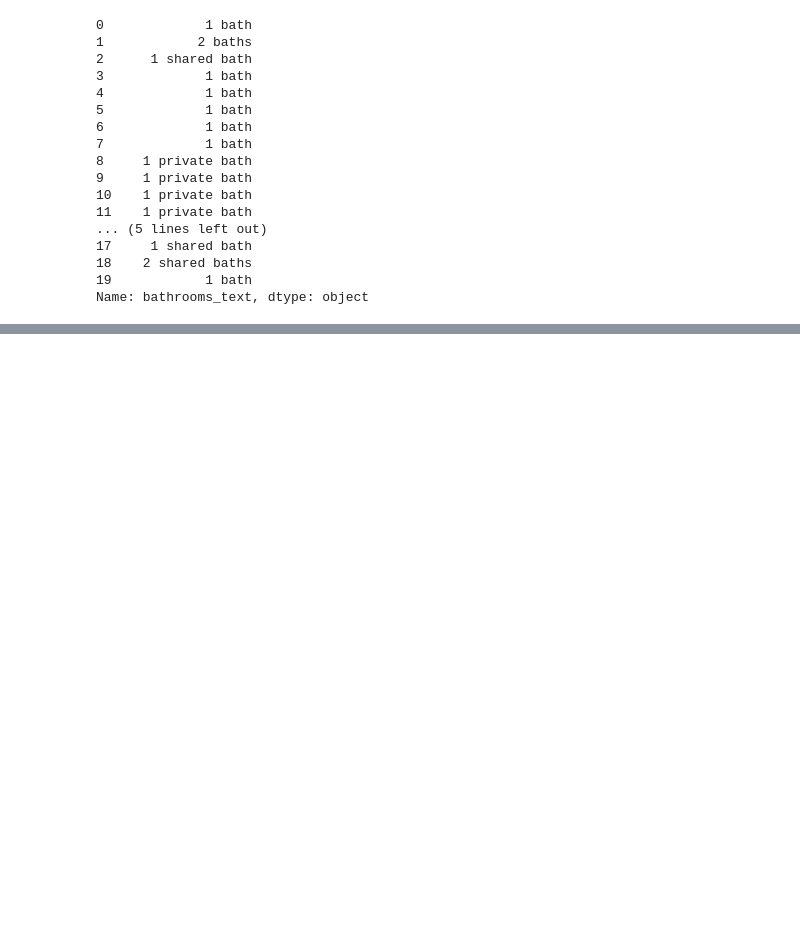
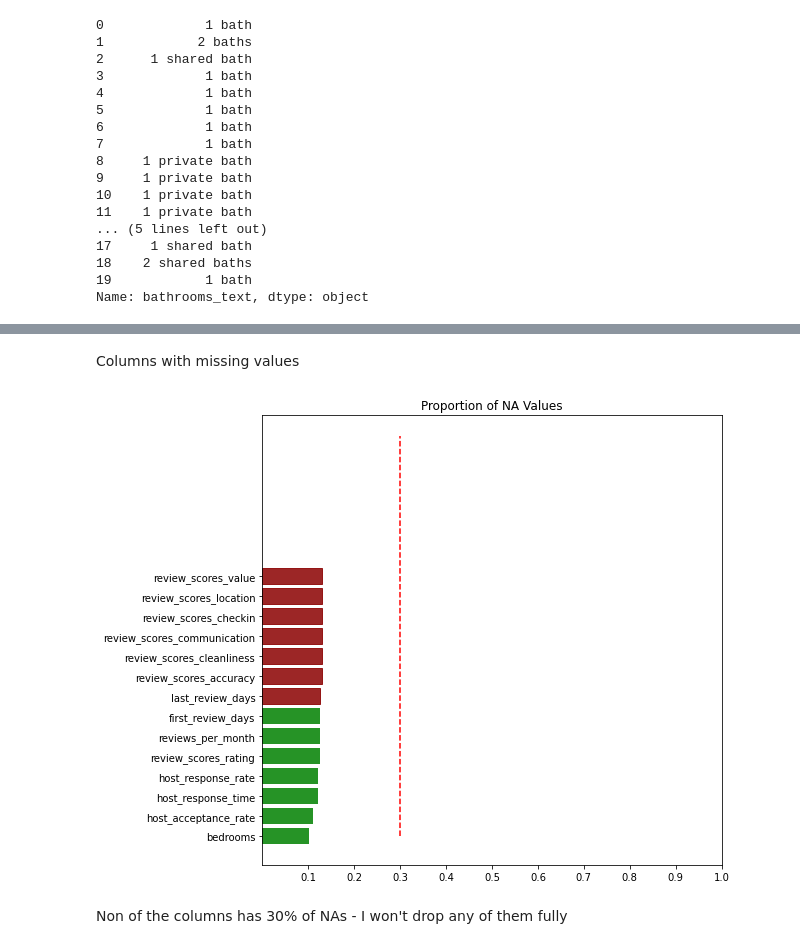
Before and after one commit to pilipentseva/predictions, a Jupyter notebook: Predictions_HW2_airbnb_SD.ipynb, the cells around one changed output, grey strips where cells are left out. Drawn from its saved outputs; the diff is of its cells as text; code cells hidden in the pictures; blank space fills up the shorter version.

```diff
--- a/Predictions_HW2_airbnb_SD.ipynb
+++ b/Predictions_HW2_airbnb_SD.ipynb
@@ -824,3 +642,0 @@ host_verif_df #also df with binary variables
-# %%
-# delete these two columns from initial df
-df = df.drop(['host_verifications', 'amenities'], axis=1)
@@ -856,0 +895,4 @@ zhima_selfie
+# %%
+# delete these two columns from initial df
+df = df.drop(columns = ['host_verifications', 'amenities'], axis=1) # I wanted to delete these 2 columns
+#But it dropped bathrooms as well, I couldn't figure out what exactly is wrong and just kept it
@@ -856,0 +984,27 @@ zhima_selfie
+# %% [markdown]
+Columns with missing values
+# %%
+# To decide whether I need to drop any columns with missing values at all, I will visualize columns with biggest proportion of NAs
+# Decision rule taken by me - if there are more than 30% NAs, I will drop a column
+# Plotting columns where more than 5% values are missing
+prop_na = df.isna().sum()/len(df)
+prop_na_05 = prop_na[prop_na > .05]
+prop_na_05 = prop_na_05.sort_values(0, ascending=True).reset_index()
+# %%
+# Now plot on graph
+plt.figure(figsize=(9, 7))
+
+barh = plt.barh(prop_na_05['index'], prop_na_05[0], alpha=0.85, color='green')
+for i in range(7):
+    i += 1
+    barh[-i].set_color('darkred')
+
+plt.title('Proportion of NA Values')
+plt.vlines(x=.3, ymin=0, ymax=20, color='red', linestyles='dashed')
+plt.xticks(np.arange(.1, 1.01, .1))
+
+plt.tight_layout()
+# %% [output]
+[figure, added]
+# %% [markdown]
+Non of the columns has 30% of NAs - I won't drop any of them fully
```
Also changed, not shown: parts of 89 cells of this notebook.
